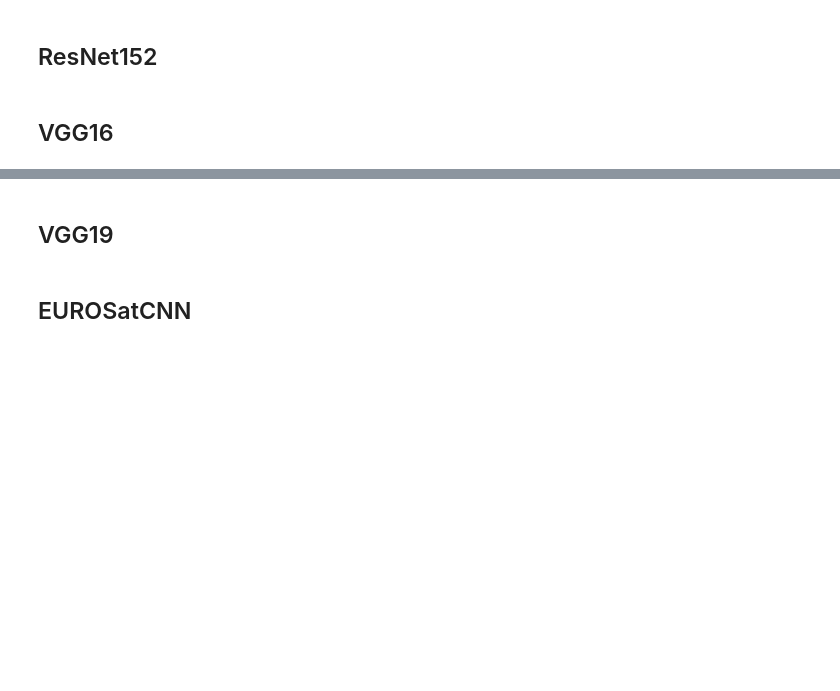
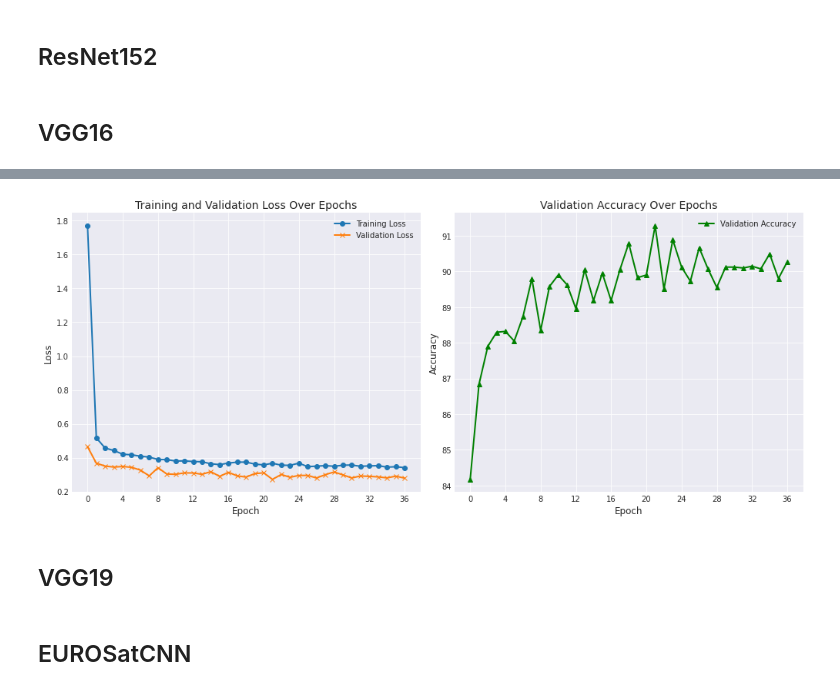
Before and after one commit to ilChapo/block3_AML, a Jupyter notebook: notebooks/5_Open_project.ipynb, the cells around one changed output, grey strips where cells are left out. Drawn from its saved outputs; the diff is of its cells as text; code cells hidden in the pictures; blank space fills up the shorter version.

Commit message:
Final models created, VGG16_final3 achieves 91% accuracy

```diff
--- a/notebooks/5_Open_project.ipynb
+++ b/notebooks/5_Open_project.ipynb
@@ -297,3 +274,15 @@ hparams = {
+# %%
+# from https://arxiv.org/pdf/1512.03385.pdf
+hparams = {
+    'batch_size': 512,
+    'num_epochs': 100,
+    'learning_rate':  0.001,
+    'learning_rate_factor': 0.1,
+    'weight_decay': 0.0001,
+    'log_interval': 10,
+    'device': device,
+    'num_classes': 10
+}
 # %% [markdown]
 ## Brief Overview of the Data
 # %%
@@ -675,7 +701,7 @@ def training_process(network, nework_name, model_folder, str_dt):
     # Initialize variables for Early Stopping and Model Checkpoint
     best_val_accuracy = 0.0
     epochs_no_improve = 0
-    patience = 10  # For early stopping
+    patience = 15  # For early stopping
 
 
     # Define the optimizer with or without L2 regularization
@@ -774,6 +800,8 @@ Uncomment the respective `Model` which you want to train and test!
 # %% [markdown]
 ## VGG16
 # %%
-# model_folder = '../open_project/VGG16'
-# os.makedirs(model_folder, exist_ok=True)
-# VGG16_model, str_dt = compile_model('VGG16', hparams['num_classes'], model_folder)
+# FINAL 2 IS WITHOUT THE ONE PREPROCESSING STEP OF THE AUGMENTATION
+# FINAL 3 IS THE SAME AS FINAL 2 BUT WITH PATIENCE = 15 FOR EARLY STOPPING
+model_folder = '../open_project/VGG16_final3'
+os.makedirs(model_folder, exist_ok=True)
+VGG16_model, str_dt = compile_model('VGG16', hparams['num_classes'], model_folder)
@@ -780,2 +826,3 @@ Uncomment the respective `Model` which you want to train and test!
 # %%
-# tr_losses, val_losses, val_accs, network_name = training_process(VGG16_model, "VGG16", model_folder, str_dt)
+tr_losses, val_losses, val_accs, network_name = training_process(VGG16_model, "VGG16", model_folder, str_dt)
+# %% [output]
@@ -781,0 +846 @@ Uncomment the respective `Model` which you want to train and test!
+[figure, added]
```
Also changed, not shown: parts of 25 cells of this notebook, 16 other files.
